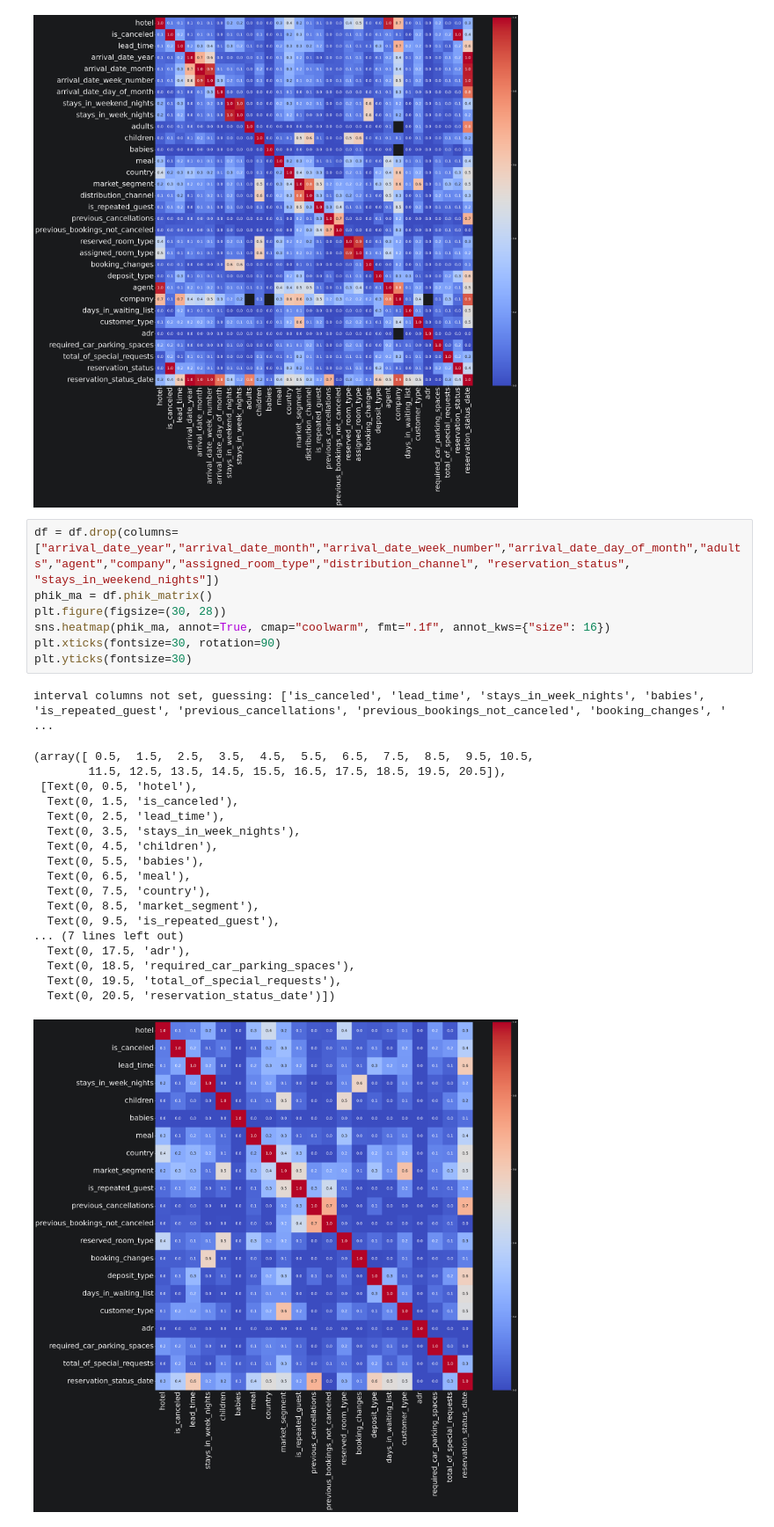
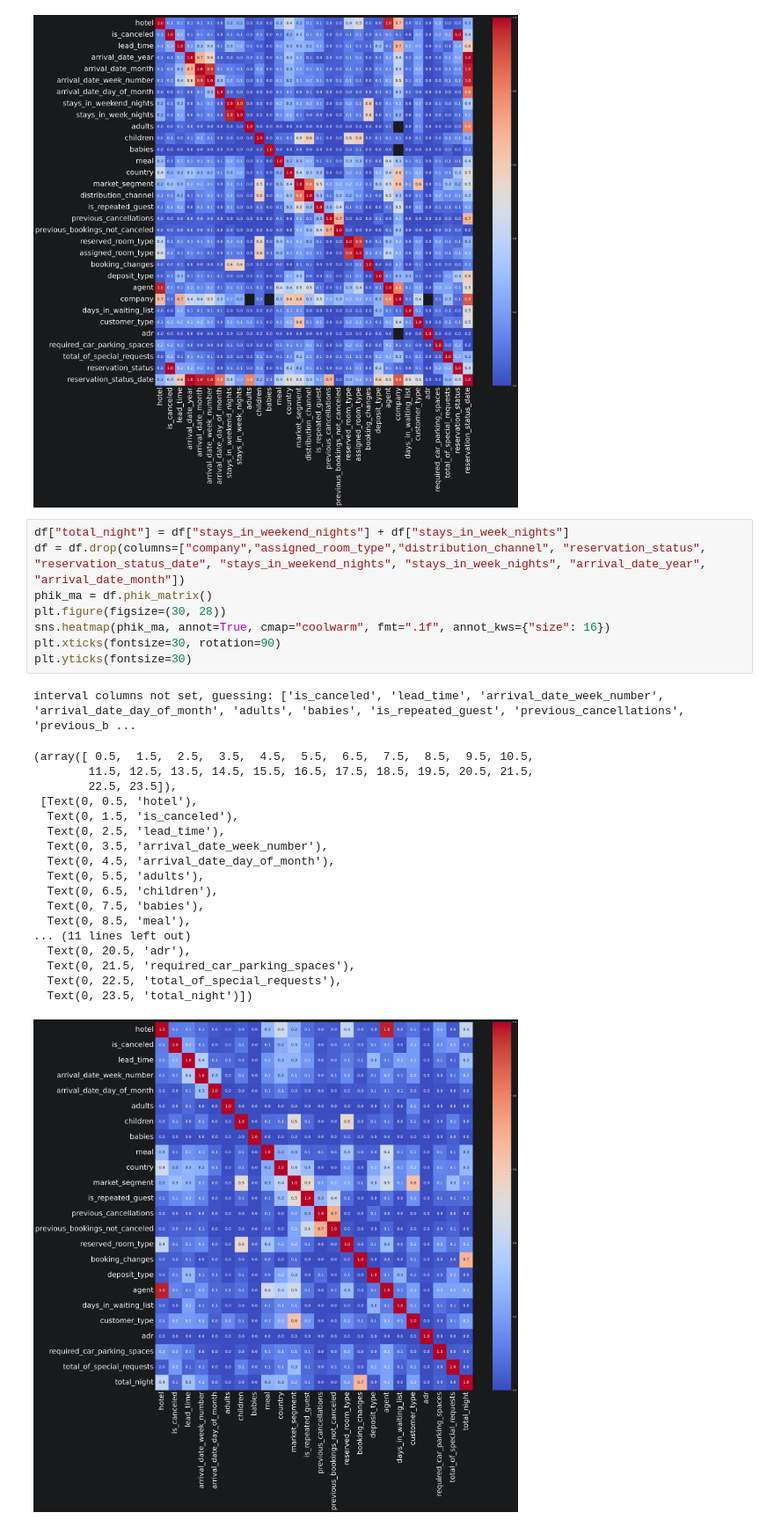
Before and after one commit to ortm01/hotel_book_ds, a Jupyter notebook: notebooks/01_eda.ipynb, the cells around one changed output. Shown at 88% size. Drawn from its saved outputs; the diff is of its cells as text.

Commit message:
modif corr, agent вернт, пусть у него кореляция 1.0, он несет инфу которой нету в других признаках, на модели увидим точно

```diff
--- a/notebooks/01_eda.ipynb
+++ b/notebooks/01_eda.ipynb
@@ -75,29 +75,30 @@ interval columns not set, guessing: ['is_canceled', 'lead_time', 'arrival_date_y
   Text(0, 31.5, 'reservation_status_date')])
 [figure]
 # %%
-df = df.drop(columns=["arrival_date_year","arrival_date_month","arrival_date_week_number","arrival_date_day_of_month","adults","agent","company","assigned_room_type","distribution_channel", "reservation_status", "stays_in_weekend_nights"])
+df["total_night"] = df["stays_in_weekend_nights"] + df["stays_in_week_nights"]
+df = df.drop(columns=["company","assigned_room_type","distribution_channel", "reservation_status", "reservation_status_date", "stays_in_weekend_nights", "stays_in_week_nights", "arrival_date_year", "arrival_date_month"])
 phik_ma = df.phik_matrix()
 plt.figure(figsize=(30, 28))
 sns.heatmap(phik_ma, annot=True, cmap="coolwarm", fmt=".1f", annot_kws={"size": 16})
 plt.xticks(fontsize=30, rotation=90)
 plt.yticks(fontsize=30)
 # %% [output]
-interval columns not set, guessing: ['is_canceled', 'lead_time', 'stays_in_week_nights', 'babies', 'is_repeated_guest', 'previous_cancellations', 'previous_bookings_not_canceled', 'booking_changes', ' ...
+interval columns not set, guessing: ['is_canceled', 'lead_time', 'arrival_date_week_number', 'arrival_date_day_of_month', 'adults', 'babies', 'is_repeated_guest', 'previous_cancellations', 'previous_b ...
 (array([ 0.5,  1.5,  2.5,  3.5,  4.5,  5.5,  6.5,  7.5,  8.5,  9.5, 10.5,
-        11.5, 12.5, 13.5, 14.5, 15.5, 16.5, 17.5, 18.5, 19.5, 20.5]),
+        11.5, 12.5, 13.5, 14.5, 15.5, 16.5, 17.5, 18.5, 19.5, 20.5, 21.5,
+        22.5, 23.5]),
  [Text(0, 0.5, 'hotel'),
   Text(0, 1.5, 'is_canceled'),
   Text(0, 2.5, 'lead_time'),
-  Text(0, 3.5, 'stays_in_week_nights'),
-  Text(0, 4.5, 'children'),
-  Text(0, 5.5, 'babies'),
-  Text(0, 6.5, 'meal'),
-  Text(0, 7.5, 'country'),
-  Text(0, 8.5, 'market_segment'),
-  Text(0, 9.5, 'is_repeated_guest'),
-... (7 lines left out)
-  Text(0, 17.5, 'adr'),
-  Text(0, 18.5, 'required_car_parking_spaces'),
-  Text(0, 19.5, 'total_of_special_requests'),
-  Text(0, 20.5, 'reservation_status_date')])
+  Text(0, 3.5, 'arrival_date_week_number'),
+  Text(0, 4.5, 'arrival_date_day_of_month'),
+  Text(0, 5.5, 'adults'),
+  Text(0, 6.5, 'children'),
+  Text(0, 7.5, 'babies'),
+  Text(0, 8.5, 'meal'),
+... (11 lines left out)
+  Text(0, 20.5, 'adr'),
+  Text(0, 21.5, 'required_car_parking_spaces'),
+  Text(0, 22.5, 'total_of_special_requests'),
+  Text(0, 23.5, 'total_night')])
-[figure, old version]
+[figure, new version]
```
Also changed, not shown: parts of 1 cell of this notebook.
